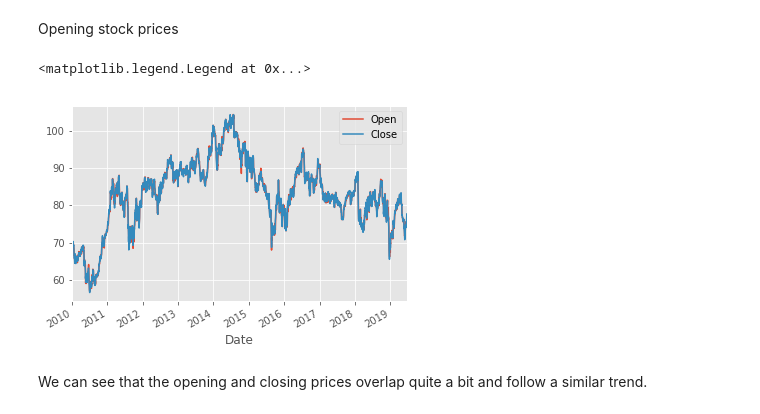
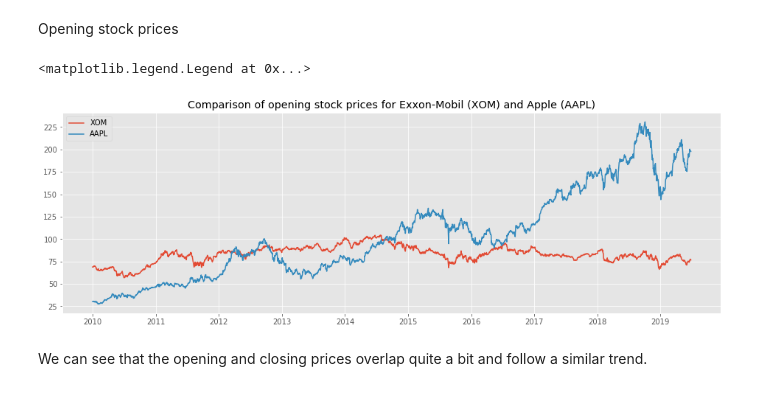
Before and after one commit to AmitBaroi/Data-Analysis-SentDex, a Jupyter notebook: 1_Demo.ipynb, the cells around one changed output. Cells and saved outputs as stored; diff of their text form; code cells hidden in the pictures.

Commit message:
Added stock data for AAPL and compared with XOM

```diff
--- a/1_Demo.ipynb
+++ b/1_Demo.ipynb
@@ -19,6 +14,7 @@ end = datetime.datetime.now()
 
 # Getting stock data from a web API
 df = web.DataReader("XOM", "yahoo", start, end)
+df2 = web.DataReader("AAPL", "yahoo", start, end)
 # %% [markdown]
 We will index our data by Date
 # %%
@@ -38,0 +37,7 @@ Date
+# %%
+# Resetting index to clear any unwanted index columns
+df2.reset_index(inplace=True)
+# We will index by Date
+df2.set_index("Date", inplace=True)
+# Showing the first 5 rows of data
+df2.head()
@@ -39,11 +52,13 @@ Date
 # %% [markdown]
 Opening stock prices
-# %%
-df['Open'].plot()
-df['Close'].plot()
-plt.legend()
-# %% [output]
-<matplotlib.legend.Legend at 0x...>
-[figure, removed]
+# %%
+plt.figure(figsize=(16, 5))
+plt.title('Comparison of opening stock prices for Exxon-Mobil (XOM) and Apple (AAPL)')
+sns.lineplot(data=df['Open'], label='XOM')
+sns.lineplot(data=df2['Open'], label='AAPL')
+plt.legend()
+# %% [output]
+<matplotlib.legend.Legend at 0x...>
+[figure, added]
 # %% [markdown]
 We can see that the opening and closing prices overlap quite a bit and follow a similar trend.
```
Also changed, not shown: parts of 5 cells of this notebook.
